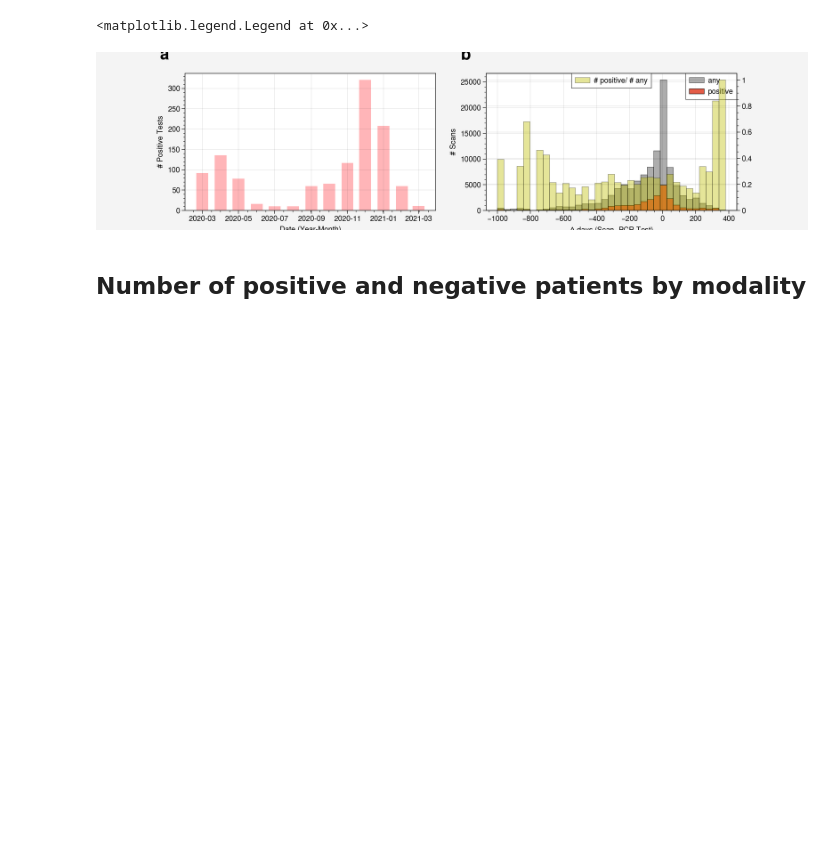
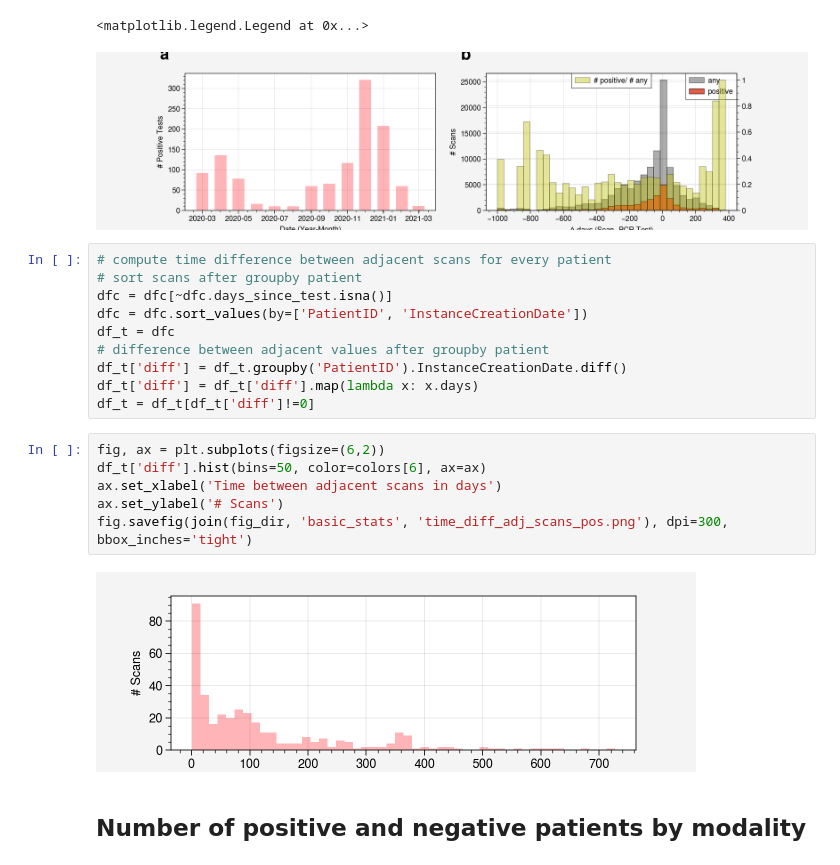
Before and after one commit to Kiril94/Thesis, a Jupyter notebook: cobra/ds_notebooks/general_stats_clean.ipynb, the cells around one changed output. Drawn from its saved outputs; the diff is of its cells as text; blank space fills up the shorter version.

```diff
--- a/cobra/ds_notebooks/general_stats_clean.ipynb
+++ b/cobra/ds_notebooks/general_stats_clean.ipynb
@@ -104,6 +104,24 @@ ax2.legend()
 # %% [output]
 <matplotlib.legend.Legend at 0x...>
 [figure]
+# %%
+# compute time difference between adjacent scans for every patient
+# sort scans after groupby patient
+dfc = dfc[~dfc.days_since_test.isna()]
+dfc = dfc.sort_values(by=['PatientID', 'InstanceCreationDate'])
+df_t = dfc
+# difference between adjacent values after groupby patient
+df_t['diff'] = df_t.groupby('PatientID').InstanceCreationDate.diff()
+df_t['diff'] = df_t['diff'].map(lambda x: x.days)
+df_t = df_t[df_t['diff']!=0]
+# %%
+fig, ax = plt.subplots(figsize=(6,2))
+df_t['diff'].hist(bins=50, color=colors[6], ax=ax)
+ax.set_xlabel('Time between adjacent scans in days')
+ax.set_ylabel('# Scans')
+fig.savefig(join(fig_dir, 'basic_stats', 'time_diff_adj_scans_pos.png'), dpi=300, bbox_inches='tight')
+# %% [output]
+[figure, added]
 # %% [markdown]
 ## Number of positive and negative patients by modality
 # %%
```
Also changed, not shown: 1 other file.
